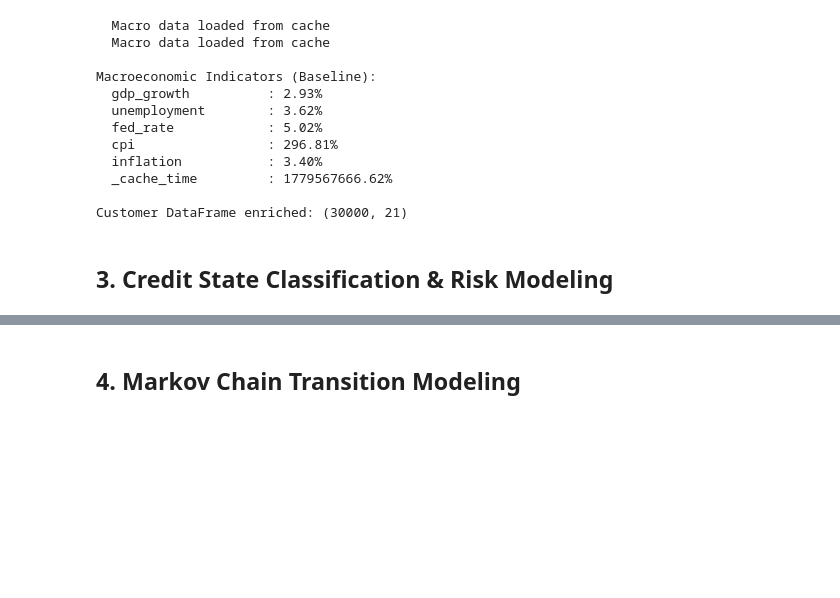
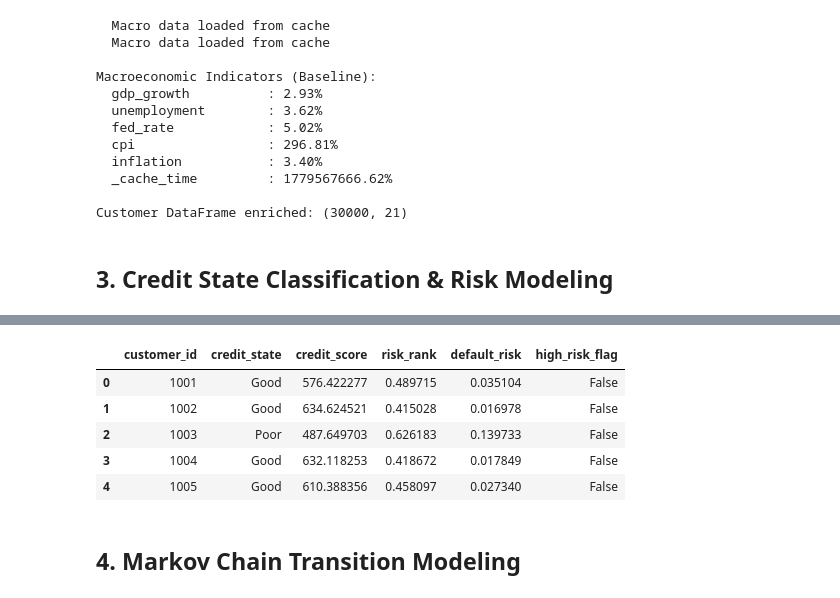
Before and after one commit to mpk112/credit_limit, a Jupyter notebook: loan_limit_optimization.ipynb, the cells around one changed output, grey strips where cells are left out. Cells and saved outputs as stored; diff of their text form; code cells hidden in the pictures; blank space fills up the shorter version.

```diff
--- a/loan_limit_optimization.ipynb
+++ b/loan_limit_optimization.ipynb
@@ -594,0 +573,67 @@ DataFrame shape: (30000, 27)
+# %%
+print("=== Step 1: Heuristic Classification (comparison baseline) ===")
+df = classify_credit_states(df, n_states=N_CREDIT_STATES)
+heuristic_dist = df['credit_state'].value_counts()
+
+print("\n=== Step 2: Ordinal Risk Ranking ===")
+df['risk_rank'] = compute_ordinal_risk_rank(df)
+print(f"  Risk rank range : [{df['risk_rank'].min():.4f}, {df['risk_rank'].max():.4f}]")
+print(f"  Risk rank mean  : {df['risk_rank'].mean():.4f}")
+
+# ── Method A: percentile thresholds (11/49/89 — derived from heuristic distribution)
+states_pct, thresholds_pct = assign_states_from_rank(df['risk_rank'].values)
+dist_pct = pd.Series(states_pct).value_counts()
+
+# ── Method B: K-Means clustering (natural boundaries from data)
+print("\n=== Step 3: K-Means Clustering on risk_rank ===")
+states_km, boundaries_km = assign_states_kmeans(df['risk_rank'].values)
+dist_km = pd.Series(states_km).value_counts()
+
+# ── Print both methods side by side ────────────────────────────────────────────
+print("\n" + "="*72)
+print("  THRESHOLD COMPARISON: Percentile (11/49/89) vs K-Means Clustering")
+print("="*72)
+
+print("\n  Boundaries:")
+print(f"  {'':12}  {'Excellent':>14}  {'Good':>14}  {'Fair':>14}")
+print(f"  {'-'*58}")
+print(f"  {'Percentile':<12}  {'≤ '+str(round(thresholds_pct[0],4)):>14}  "
+      f"{'≤ '+str(round(thresholds_pct[1],4)):>14}  {'≤ '+str(round(thresholds_pct[2],4)):>14}")
+print(f"  {'K-Means':<12}  {'≤ '+str(round(boundaries_km[0],4)):>14}  "
+      f"{'≤ '+str(round(boundaries_km[1],4)):>14}  {'≤ '+str(round(boundaries_km[2],4)):>14}")
+
+print("\n  State distribution:")
+print(f"  {'State':<12} {'Percentile':>14} {'K-Means':>14} {'Heuristic':>12} {'Pct↔KM':>8}")
+print(f"  {'-'*64}")
+for state in CREDIT_STATES:
+    p  = dist_pct.get(state, 0)
+    k  = dist_km.get(state, 0)
+    h  = heuristic_dist.get(state, 0)
+    dk = k - p
+    arrow = ('↑' if dk > 0 else '↓' if dk < 0 else '=')
+    print(f"  {state:<12} "
+          f"{p:>7,} ({100*p/len(df):4.1f}%)  "
+          f"{k:>7,} ({100*k/len(df):4.1f}%)  "
+          f"{h:>5,} ({100*h/len(df):4.1f}%)  "
+          f"{arrow}{abs(dk):>5,}")
+
+total_diff = (states_pct != states_km).sum()
+print(f"\n  Customers assigned differently: {total_diff:,} / {len(df):,} ({100*total_diff/len(df):.1f}%)")
+print("="*72)
+
+# ── Use K-Means as primary method ─────────────────────────────────────────────
+print("\n=== Step 4: Adopting K-Means boundaries as primary ===")
+df['credit_state'] = states_km
+df['state_boundary_method'] = 'kmeans'
+
+print("\n=== Step 5: Map Rank to Default Risk ===")
+risk_df = rank_to_default_risk(df['risk_rank'].values, df['credit_state'].values)
+df['default_risk']   = risk_df['default_risk'].values
+df['high_risk_flag'] = risk_df['high_risk_flag'].values
+df['risk_model']     = 'ordinal_rank_kmeans'
+print(f"  Default risk range  : [{df['default_risk'].min():.4f}, {df['default_risk'].max():.4f}]")
+print(f"  High-risk (>{DEFAULT_HIGH_RISK_THRESHOLD:.0%}): {df['high_risk_flag'].sum():,} ({df['high_risk_flag'].mean():.1%})")
+
+print(f"\nDataFrame shape: {df.shape}")
+df[['customer_id','credit_state','credit_score','risk_rank','default_risk','high_risk_flag']].head(5)
+# %% [output]
@@ -595,3 +657,9 @@ DataFrame shape: (30000, 27)
+|  | customer_id | credit_state | credit_score | risk_rank | default_risk | high_risk_flag |
+| 0 | 1001 | Good | 576.422277 | 0.489715 | 0.035104 | False |
+| 1 | 1002 | Good | 634.624521 | 0.415028 | 0.016978 | False |
+| 2 | 1003 | Poor | 487.649703 | 0.626183 | 0.139733 | False |
+| 3 | 1004 | Good | 632.118253 | 0.418672 | 0.017849 | False |
+| 4 | 1005 | Good | 610.388356 | 0.458097 | 0.027340 | False |
 # %% [markdown]
 ## 4. Markov Chain Transition Modeling
 # %%
```
Also changed, not shown: parts of 13 cells of this notebook, 11 other files.
